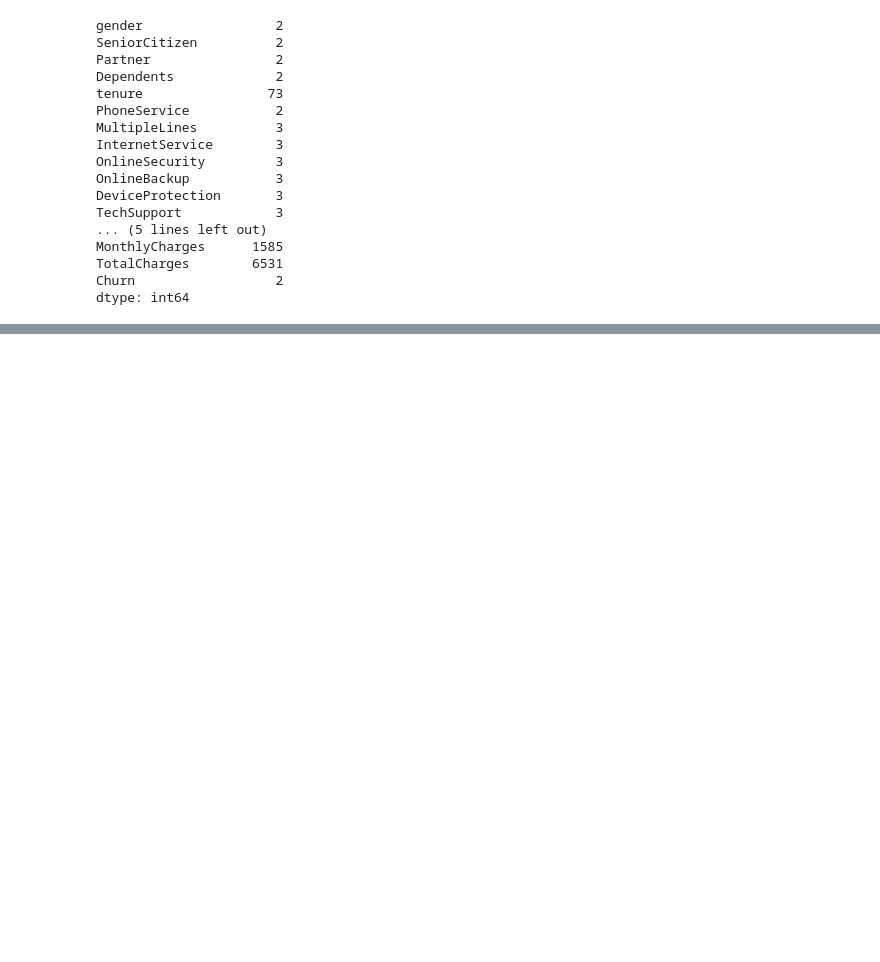
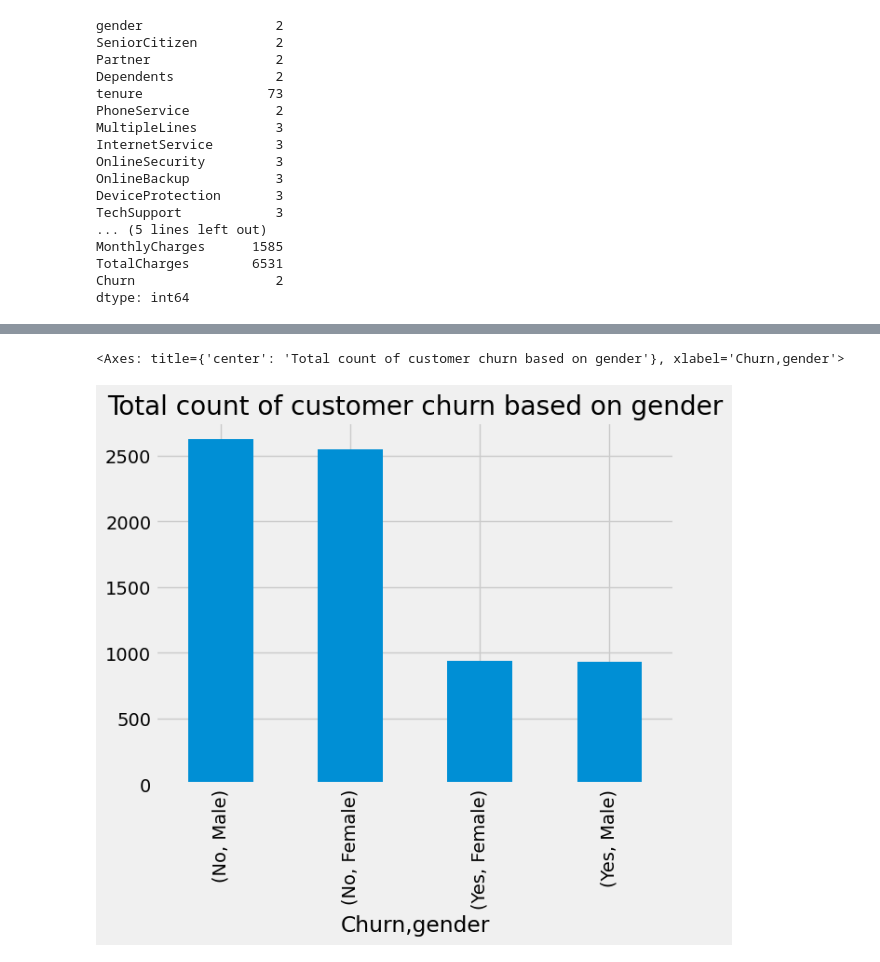
Before and after one commit to AnoopGeorge418/CustomerChurn-Prediction_System, a Jupyter notebook: dataHub/notebooks/exploratory/exploratory.ipynb, the cells around one changed output, grey strips where cells are left out. Cells and saved outputs as stored; diff of their text form; code cells hidden in the pictures; blank space fills up the shorter version.

```diff
--- a/dataHub/notebooks/exploratory/exploratory.ipynb
+++ b/dataHub/notebooks/exploratory/exploratory.ipynb
@@ -520,0 +525,15 @@ Name: count, Length: 7021, dtype: int64
+# %%
+# Fixing null values
+
+# Converting empty string to NA
+copy_df['TotalCharges'] = copy_df['TotalCharges'].replace(' ', pd.NA)
+print("Count of missing values (before conversion):", copy_df['TotalCharges'].isna().sum())
+
+# Converting column dtype from object to numeric
+copy_df['TotalCharges'] = pd.to_numeric(copy_df['TotalCharges'], errors='coerce')
+print("Count of missing values (after conversion to numeric):", copy_df['TotalCharges'].isnull().sum())
+
+# Imputing missing values
+imputer = SimpleImputer(strategy='most_frequent')
+copy_df['TotalCharges'] = imputer.fit_transform(copy_df[['TotalCharges']]).ravel()
+print("Count of missing values (after imputation):", copy_df['TotalCharges'].isnull().sum())
@@ -520,0 +624,8 @@ Name: count, Length: 7021, dtype: int64
+# %%
+copy_df.groupby(['Churn'])['gender'].value_counts().plot(
+    kind = 'bar',
+    title = 'Total count of customer churn based on gender'
+)
+# %% [output]
+<Axes: title={'center': 'Total count of customer churn based on gender'}, xlabel='Churn,gender'>
+[figure, added]
```
Also changed, not shown: parts of 32 cells of this notebook.
